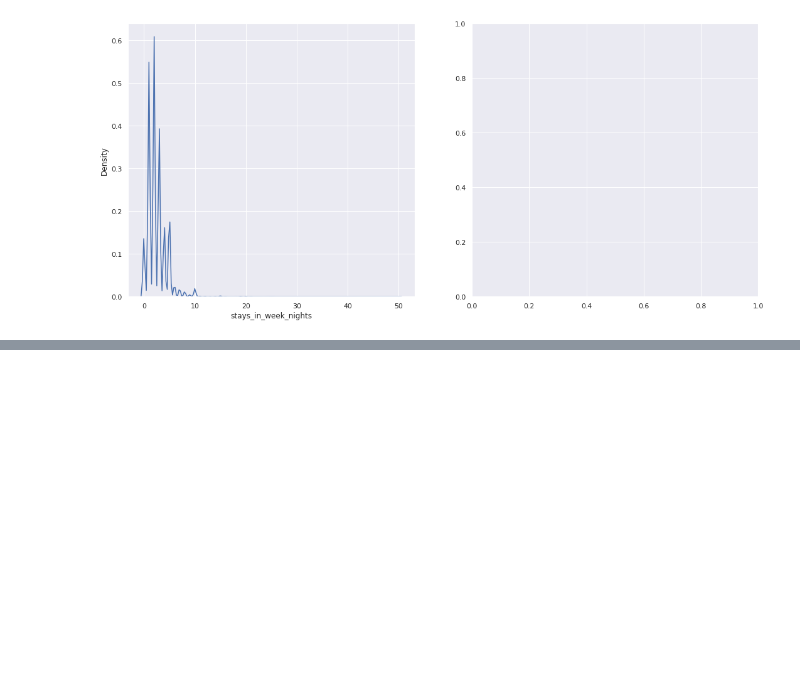
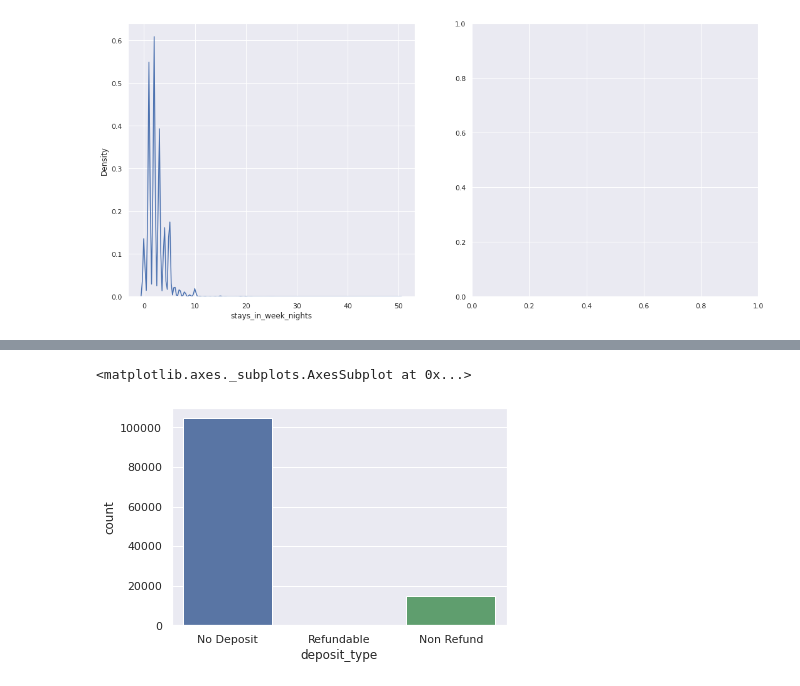
Before and after one commit to ChinmayRojatkar/EDA-Capstone-Hotel-Booking-Analysis, a Jupyter notebook: Hotel_Booking_Analysis_Capstone_Project.ipynb, the cells around one changed output, grey strips where cells are left out. Drawn from its saved outputs; the diff is of its cells as text; code cells hidden in the pictures; blank space fills up the shorter version.

```diff
--- a/Hotel_Booking_Analysis_Capstone_Project.ipynb
+++ b/Hotel_Booking_Analysis_Capstone_Project.ipynb
@@ -211,0 +217,5 @@ sns.kdeplot(ax=axes[0],x = 'stays_in_week_nights', data =booking)
+# %%
+sns.countplot(booking.deposit_type)
+# %% [output]
+<matplotlib.axes._subplots.AxesSubplot at 0x...>
+[figure, added]
```
Also changed, not shown: parts of 1 cell of this notebook.
